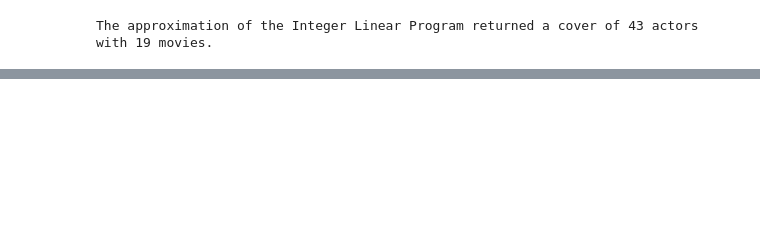
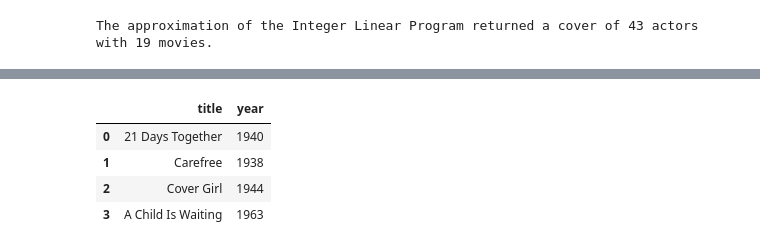
Before and after one commit to MaximeKan/Algorithms, a Jupyter notebook: SetCover.ipynb, the cells around one changed output, grey strips where cells are left out. Drawn from its saved outputs; the diff is of its cells as text; code cells hidden in the pictures; blank space fills up the shorter version.

```diff
--- a/SetCover.ipynb
+++ b/SetCover.ipynb
@@ -286,0 +294,8 @@ movies_matrix_df.iloc[res.x > 0.5]
+# %%
+greedy_cover(set_movies[set_movies.primaryName.isin(missing_actors)])
+# %% [output]
+|  | title | year |
+| 0 | 21 Days Together | 1940 |
+| 1 | Carefree | 1938 |
+| 2 | Cover Girl | 1944 |
+| 3 | A Child Is Waiting | 1963 |
```
Also changed, not shown: parts of 8 cells of this notebook.
